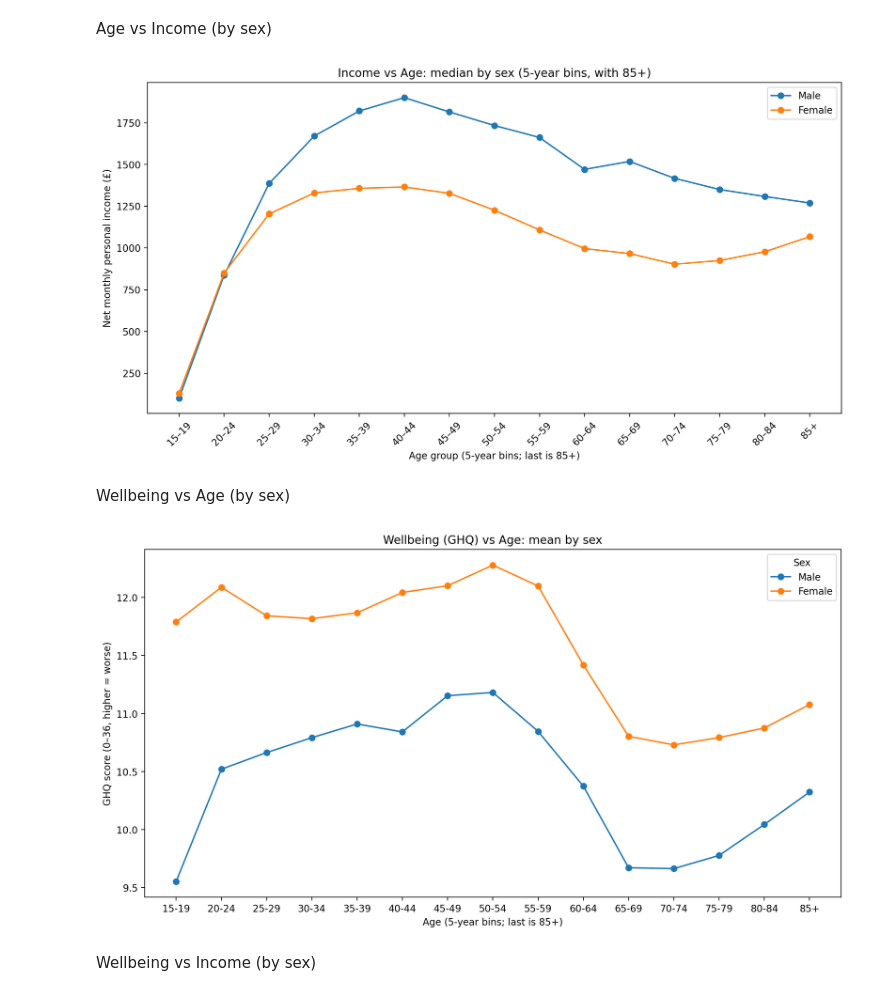
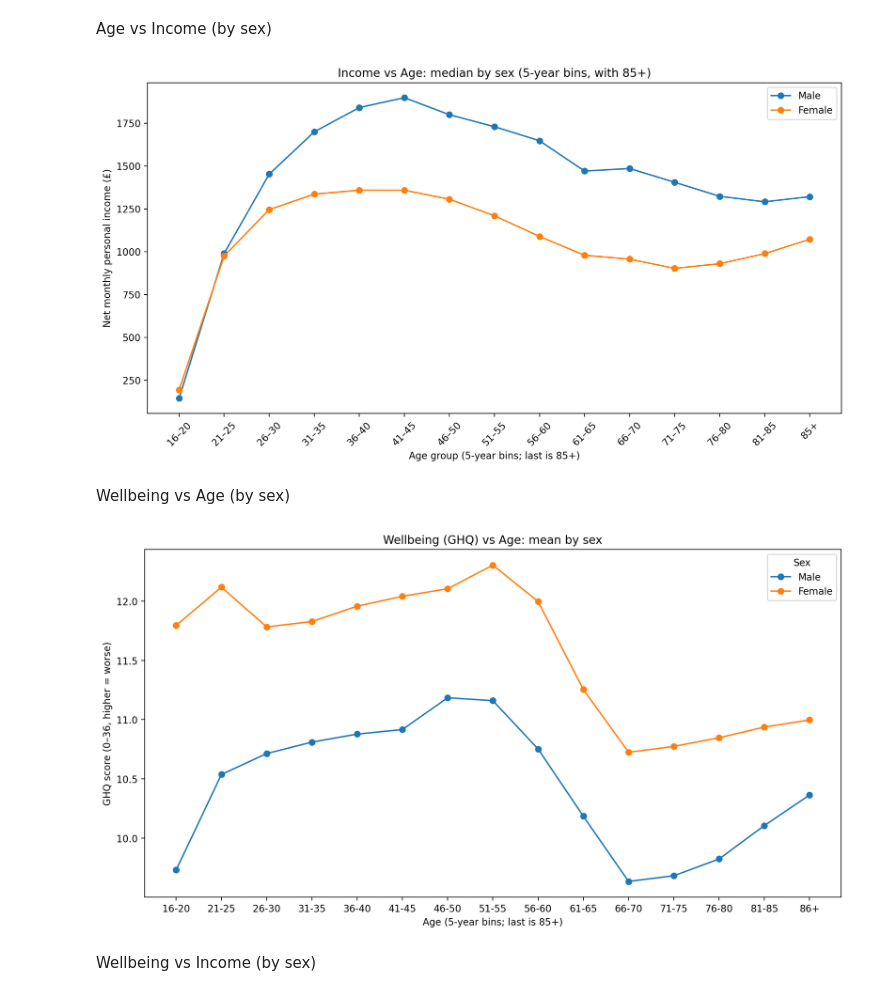
Before and after one commit to arikatz123/ukhls_informal_institutions_project, a Jupyter notebook: notebooks/refined_data_processing.ipynb, the cells around one changed output. Saved outputs shown, nothing was run; the diff lists cells and outputs as text; code cells hidden in the pictures.

```diff
--- a/notebooks/refined_data_processing.ipynb
+++ b/notebooks/refined_data_processing.ipynb
@@ -433,9 +450,9 @@ Age vs Income (by sex)
 # %%
 d = X.copy()
 
-# --- 1) Define bins: 15–85 in 5-year steps, plus one open-ended 85+ bin ---
-bins   = list(range(15, 86, 5)) + [120]        # last bin goes up to age 120
-labels = [f"{b}–{b+4}" for b in range(15, 85, 5)] + ["85+"]
+# --- 1) Define bins: 16–85 in 5-year steps, plus one open-ended 85+ bin ---
+bins   = list(range(16, 87, 5)) + [120]        # last bin goes up to age 120
+labels = [f"{b}–{b+4}" for b in range(16, 86, 5)] + ["85+"]
 
 # --- 2) Helper to compute median by age-bin for one sex ---
 def median_by_agebin(data, sex_code):
@@ -467,7 +484,7 @@ plt.xticks(rotation=45)
 plt.tight_layout()
 plt.show()
 # %% [output]
-[figure, old version]
+[figure, new version]
 # %% [markdown]
 Wellbeing vs Age (by sex)
 # %%
@@ -477,8 +494,8 @@ import matplotlib.pyplot as plt
 
 # ---------- OPTIONS ----------
 MIN_N_PER_BIN = 10      # hide bins with fewer observations
-BINS = list(range(15, 86, 5)) + [120]   # 15–85 in 5-year bins, then one 85+ bin
-BIN_LABELS = [f"{b}-{b+4}" for b in range(15, 85, 5)] + ["85+"]
+BINS = list(range(16, 87, 5)) + [120]   # 16–86 in 5-year bins, then one 86+ bin
+BIN_LABELS = [f"{b}-{b+4}" for b in range(16, 86, 5)] + ["86+"]
 
 # Use your main dataframe here
 d = df.copy()   # or X.copy()
@@ -497,34 +514,34 @@ def summarise_by_sex(data, sex_code):
             .agg(mean='mean', n='count')
             .reindex(BIN_LABELS))  # preserve bin order
     return g
 
 male   = summarise_by_sex(d, 1)   # 1 = male
 female = summarise_by_sex(d, 2)   # 2 = female
 
 # Apply mask for small bins
 male_mask   = male['n']   >= MIN_N_PER_BIN
 female_mask = female['n'] >= MIN_N_PER_BIN
 
 x = np.arange(len(BIN_LABELS))
 
 plt.figure(figsize=(11, 6))
 
 # --- Male line (mean only) ---
 plt.plot(x[male_mask], male.loc[male_mask, 'mean'], marker='o', label='Male')
 
 # --- Female line (mean only) ---
 plt.plot(x[female_mask], female.loc[female_mask, 'mean'], marker='o', label='Female')
 
 # Cosmetics
 plt.xticks(ticks=x, labels=BIN_LABELS, rotation=0)
 plt.xlabel('Age (5-year bins; last is 85+)')
 plt.ylabel('GHQ score (0–36, higher = worse)')
 plt.title('Wellbeing (GHQ) vs Age: mean by sex')
 plt.legend(title='Sex')
 plt.tight_layout()
 plt.show()
 # %% [output]
-[figure, old version]
+[figure, new version]
 # %% [markdown]
 
 Wellbeing vs Income (by sex)
```
Also changed, not shown: parts of 16 cells of this notebook.
